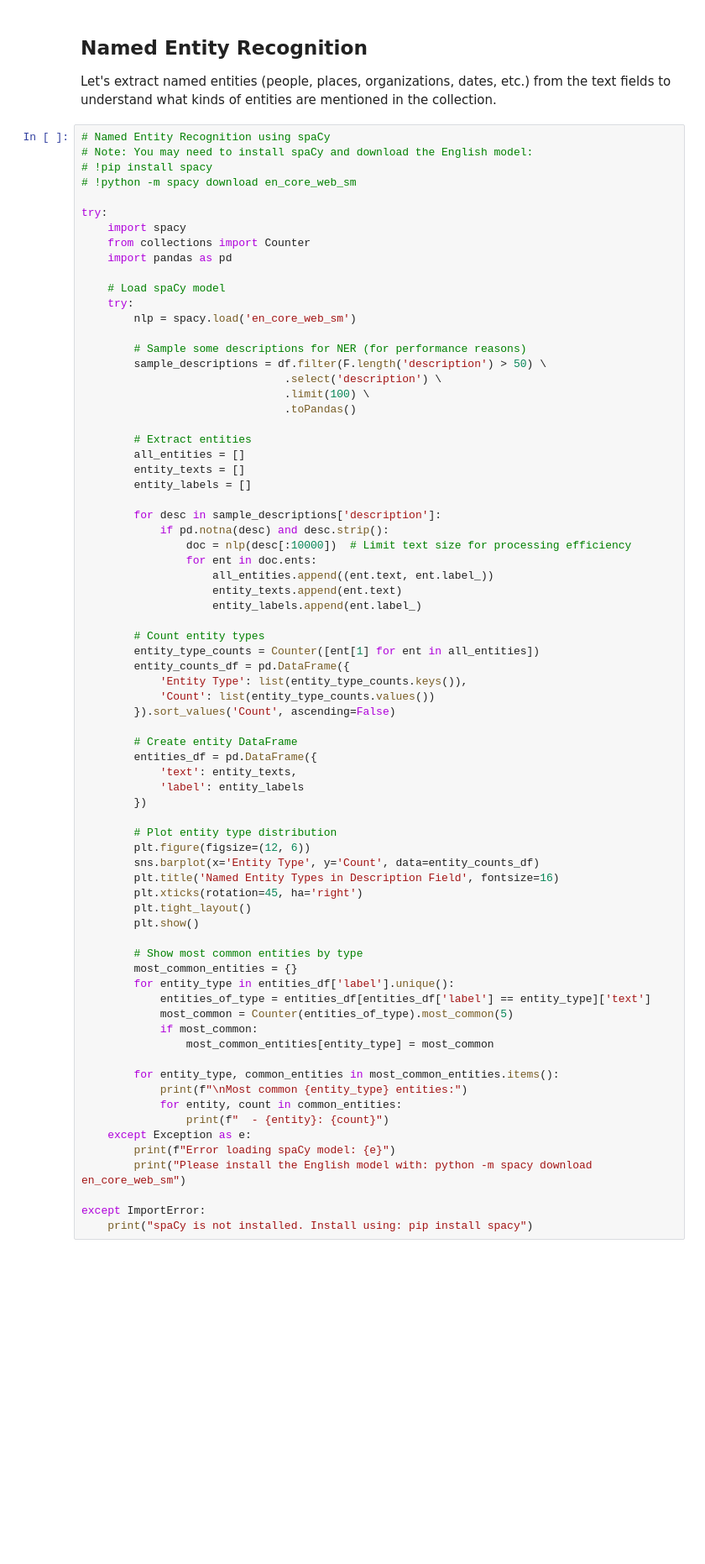
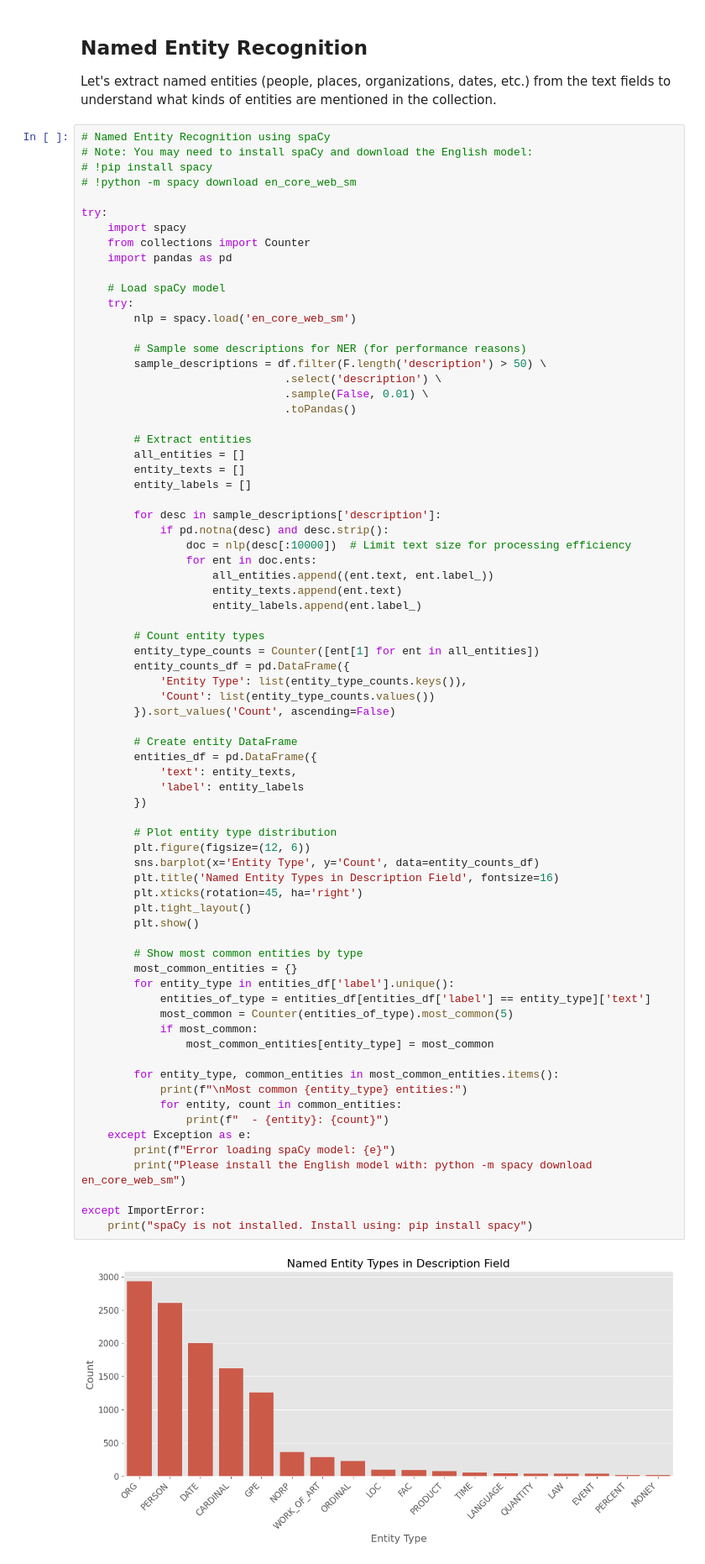
Before and after one commit to wellcomecollection/wc_simd, a Jupyter notebook: notebooks/works_text.ipynb, the cells around one changed output. Shown at 84% size. Cells and saved outputs as stored; diff of their text form; blank space fills up the shorter version.

```diff
--- a/notebooks/works_text.ipynb
+++ b/notebooks/works_text.ipynb
@@ -686,7 +778,7 @@ try:
         # Sample some descriptions for NER (for performance reasons)
         sample_descriptions = df.filter(F.length('description') > 50) \
                                .select('description') \
-                               .limit(100) \
+                               .sample(False, 0.01) \
                                .toPandas()
 
         # Extract entities
@@ -714,30 +806,32 @@ try:
             'text': entity_texts,
             'label': entity_labels
         })
 
         # Plot entity type distribution
         plt.figure(figsize=(12, 6))
         sns.barplot(x='Entity Type', y='Count', data=entity_counts_df)
         plt.title('Named Entity Types in Description Field', fontsize=16)
         plt.xticks(rotation=45, ha='right')
         plt.tight_layout()
         plt.show()
 
         # Show most common entities by type
         most_common_entities = {}
         for entity_type in entities_df['label'].unique():
             entities_of_type = entities_df[entities_df['label'] == entity_type]['text']
             most_common = Counter(entities_of_type).most_common(5)
             if most_common:
                 most_common_entities[entity_type] = most_common
 
         for entity_type, common_entities in most_common_entities.items():
             print(f"\nMost common {entity_type} entities:")
             for entity, count in common_entities:
                 print(f"  - {entity}: {count}")
     except Exception as e:
         print(f"Error loading spaCy model: {e}")
         print("Please install the English model with: python -m spacy download en_core_web_sm")
 
 except ImportError:
     print("spaCy is not installed. Install using: pip install spacy")
+# %% [output]
+[figure, added]
```
Also changed, not shown: parts of 17 cells of this notebook, 2 other files.
